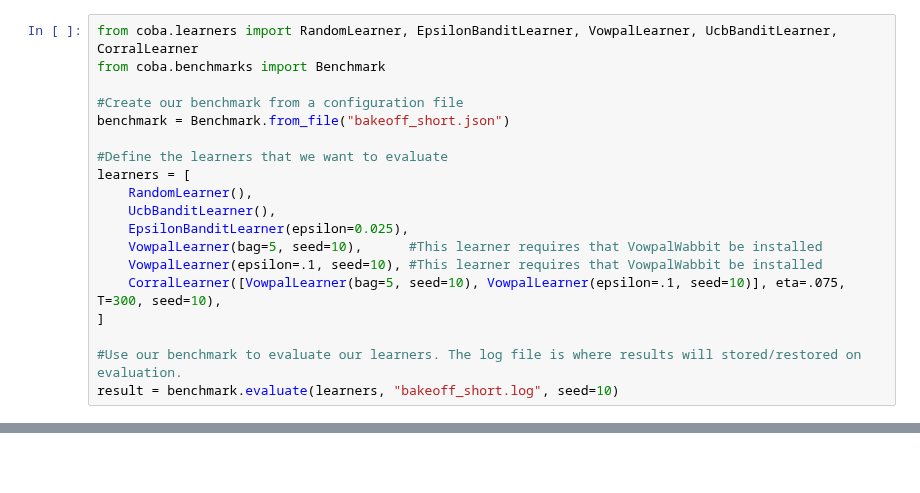
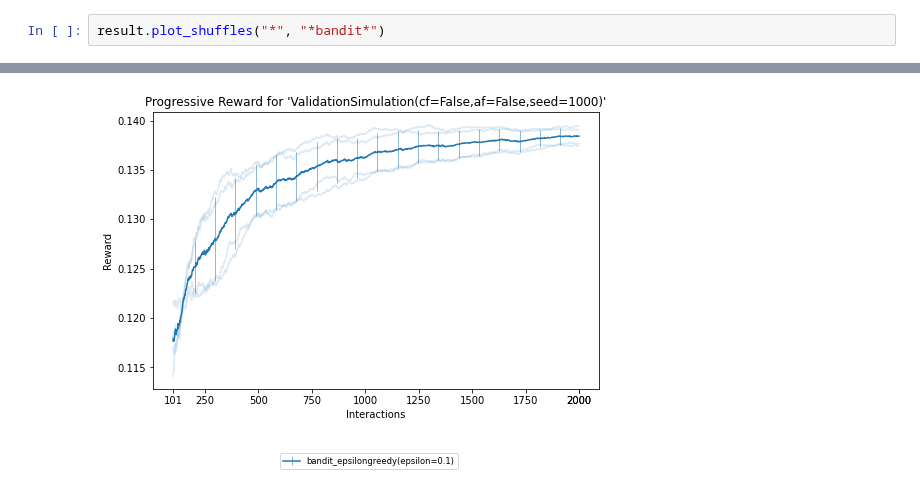
Before and after one commit to VowpalWabbit/coba, a Jupyter notebook: examples/bakeoff.ipynb, the cells around one changed output, grey strips where cells are left out. Cells and saved outputs as stored; diff of their text form; blank space fills up the shorter version.

```diff
--- a/examples/bakeoff.ipynb
+++ b/examples/bakeoff.ipynb
@@ -31,20 +121,3 @@ The next cell creates a benchmark and evaluates a collection of learners on it.
 # %%
-from coba.learners import RandomLearner, EpsilonBanditLearner, VowpalLearner, UcbBanditLearner, CorralLearner
-from coba.benchmarks import Benchmark
-
-#Create our benchmark from a configuration file
-benchmark = Benchmark.from_file("bakeoff_short.json")
-
-#Define the learners that we want to evaluate
-learners = [
-    RandomLearner(),
-    UcbBanditLearner(),
-    EpsilonBanditLearner(epsilon=0.025),
-    VowpalLearner(bag=5, seed=10),      #This learner requires that VowpalWabbit be installed
-    VowpalLearner(epsilon=.1, seed=10), #This learner requires that VowpalWabbit be installed
-    CorralLearner([VowpalLearner(bag=5, seed=10), VowpalLearner(epsilon=.1, seed=10)], eta=.075, T=300, seed=10),
-]
-
-#Use our benchmark to evaluate our learners. The log file is where results will stored/restored on evaluation.
-result = benchmark.evaluate(learners, "bakeoff_short.log", seed=10)
+result.plot_shuffles("*", "*bandit*")
 # %% [output]
@@ -67,0 +124 @@ result = benchmark.evaluate(learners, "bakeoff_short.log", seed=10)
+[figure, added]
```
Also changed, not shown: parts of 19 cells of this notebook.
